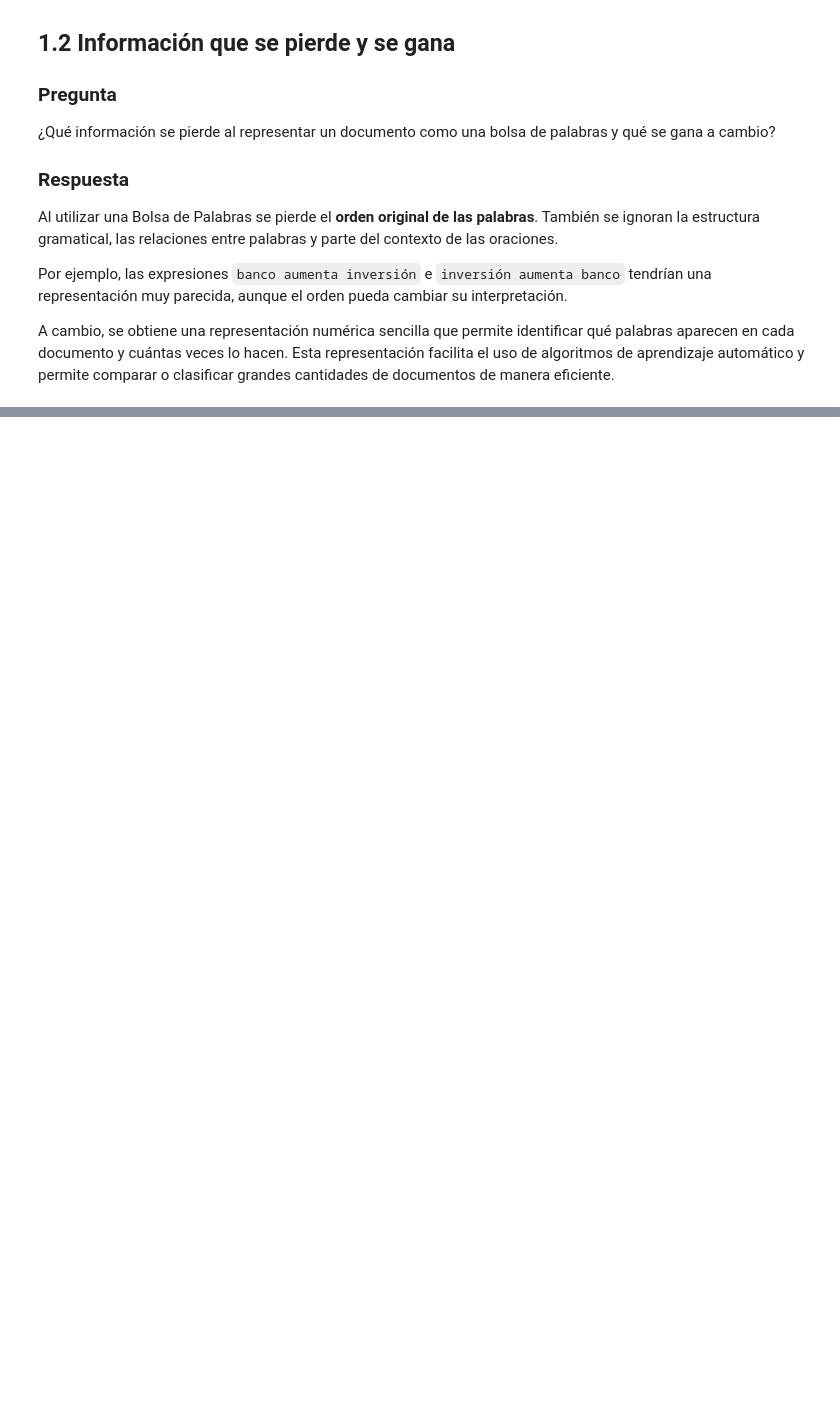
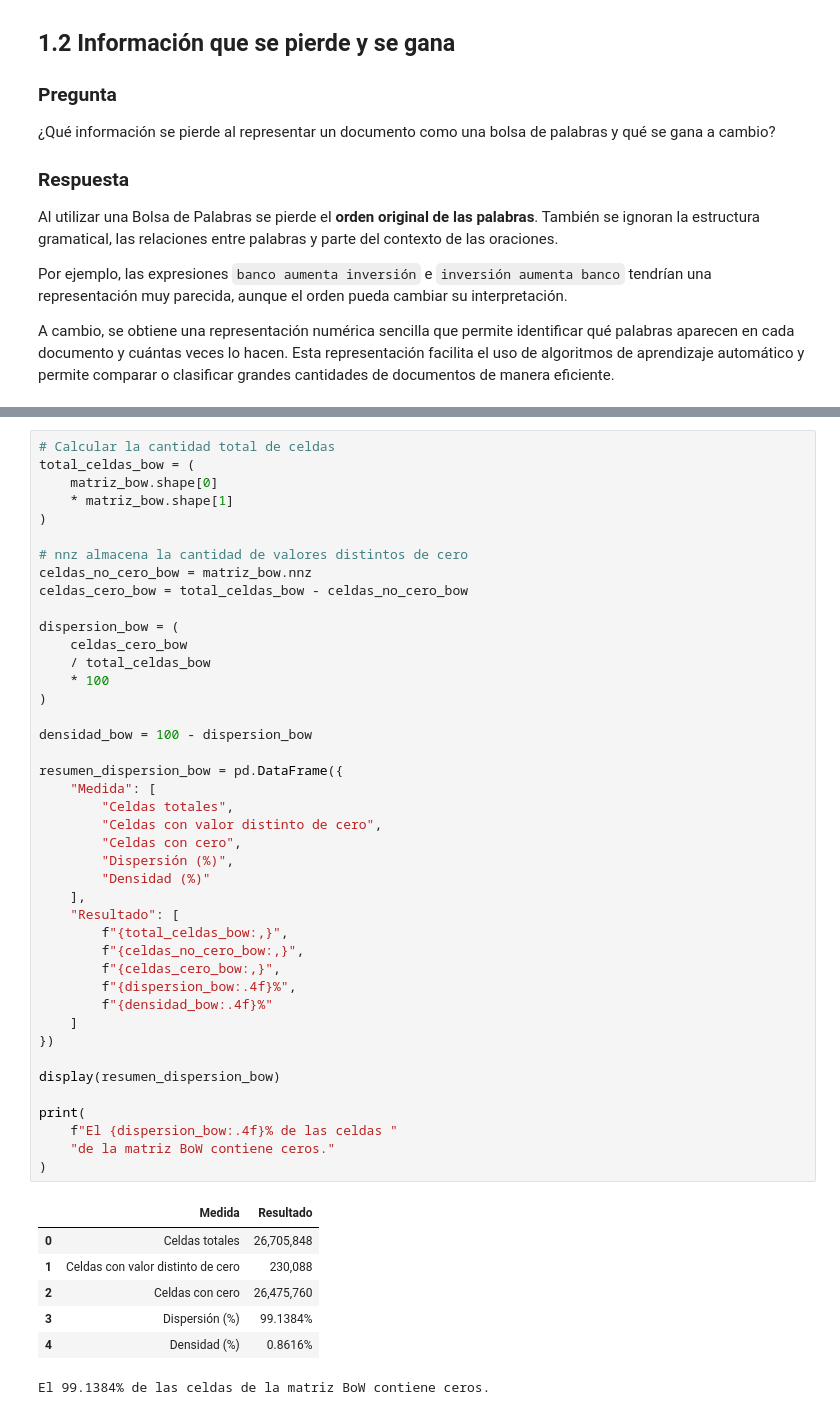
Before and after one commit to Jtanchezz/NLP, a Jupyter notebook: Lab2/lab2.ipynb, the cells around one changed output, grey strips where cells are left out. Drawn from its saved outputs; the diff is of its cells as text; blank space fills up the shorter version.

Commit message:
Calculo de dispersion

```diff
--- a/Lab2/lab2.ipynb
+++ b/Lab2/lab2.ipynb
@@ -181,0 +188,50 @@ A cambio, se obtiene una representación numérica sencilla que permite identifi
+# %%
+# Calcular la cantidad total de celdas
+total_celdas_bow = (
+    matriz_bow.shape[0]
+    * matriz_bow.shape[1]
+)
+
+# nnz almacena la cantidad de valores distintos de cero
+celdas_no_cero_bow = matriz_bow.nnz
+celdas_cero_bow = total_celdas_bow - celdas_no_cero_bow
+
+dispersion_bow = (
+    celdas_cero_bow
+    / total_celdas_bow
+    * 100
+)
+
+densidad_bow = 100 - dispersion_bow
+
+resumen_dispersion_bow = pd.DataFrame({
+    "Medida": [
+        "Celdas totales",
+        "Celdas con valor distinto de cero",
+        "Celdas con cero",
+        "Dispersión (%)",
+        "Densidad (%)"
+    ],
+    "Resultado": [
+        f"{total_celdas_bow:,}",
+        f"{celdas_no_cero_bow:,}",
+        f"{celdas_cero_bow:,}",
+        f"{dispersion_bow:.4f}%",
+        f"{densidad_bow:.4f}%"
+    ]
+})
+
+display(resumen_dispersion_bow)
+
+print(
+    f"El {dispersion_bow:.4f}% de las celdas "
+    "de la matriz BoW contiene ceros."
+)
+# %% [output]
+|  | Medida | Resultado |
+| 0 | Celdas totales | 26,705,848 |
+| 1 | Celdas con valor distinto de cero | 230,088 |
+| 2 | Celdas con cero | 26,475,760 |
+| 3 | Dispersión (%) | 99.1384% |
+| 4 | Densidad (%) | 0.8616% |
+El 99.1384% de las celdas de la matriz BoW contiene ceros.
```
Also changed, not shown: parts of 1 cell of this notebook.
